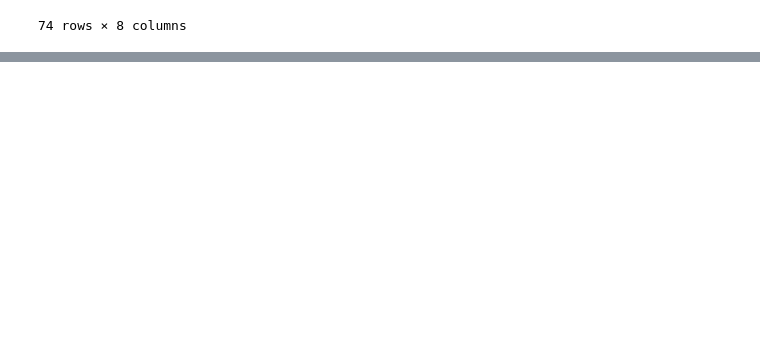
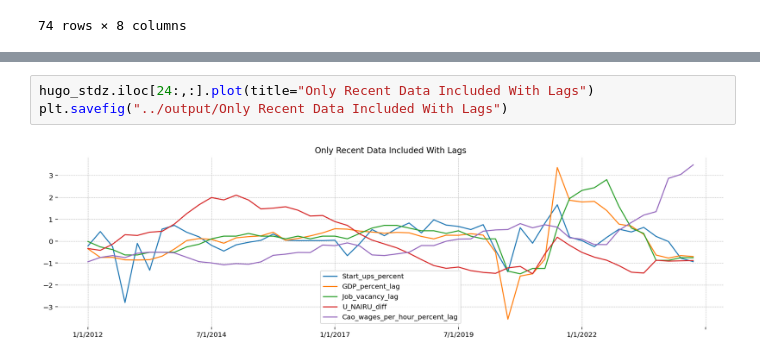
Before and after one commit to powell001/startups, a Jupyter notebook: code/hugos_model.ipynb, the cells around one changed output, grey strips where cells are left out. Cells and saved outputs as stored; diff of their text form; blank space fills up the shorter version.

```diff
--- a/code/hugos_model.ipynb
+++ b/code/hugos_model.ipynb
@@ -208,0 +216,5 @@ Notes:
+# %%
+hugo_stdz.iloc[24:,:].plot(title="Only Recent Data Included With Lags")
+plt.savefig("../output/Only Recent Data Included With Lags")
+# %% [output]
+[figure, added]
```
Also changed, not shown: parts of 4 cells of this notebook, 2 other files.
